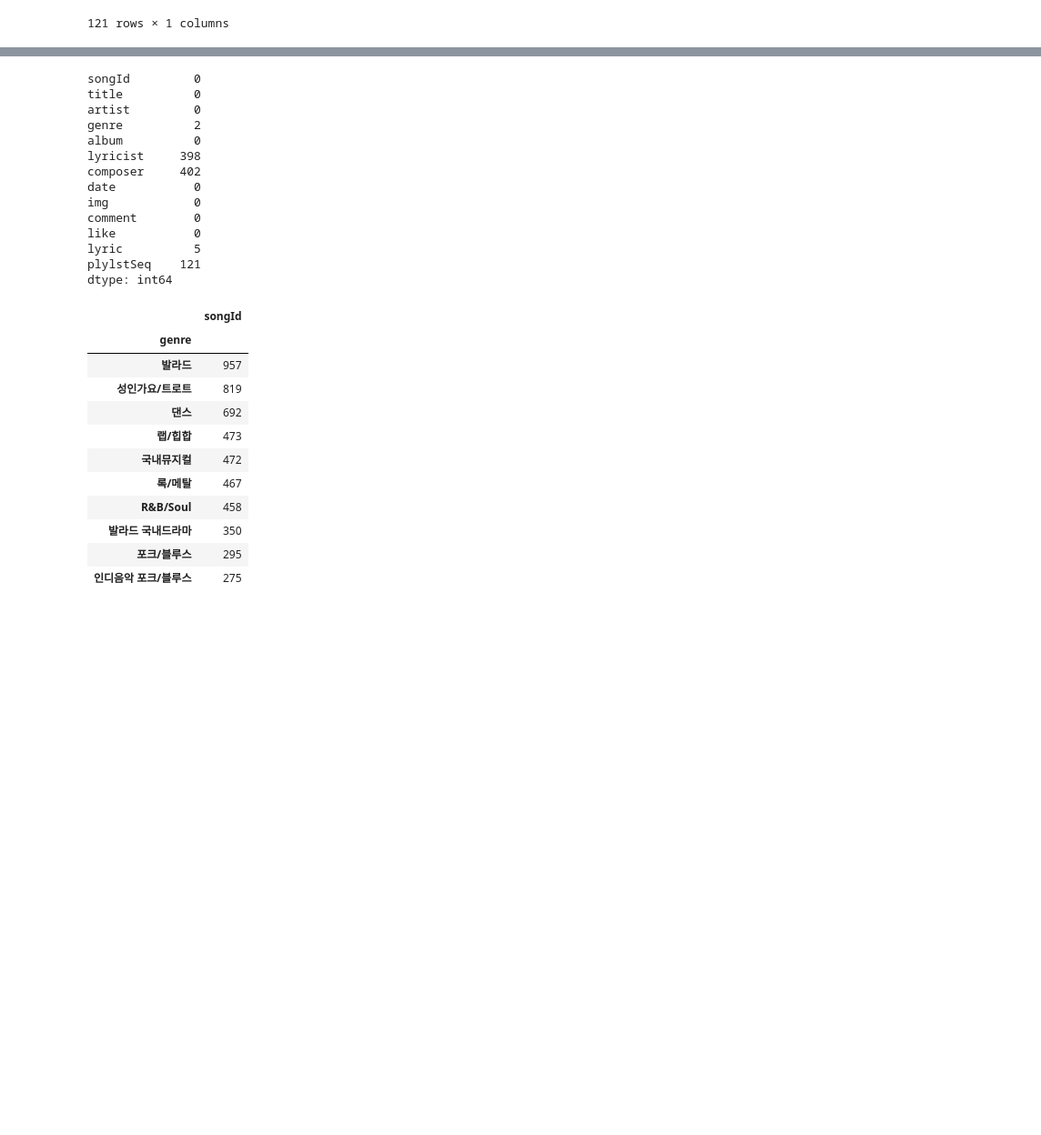
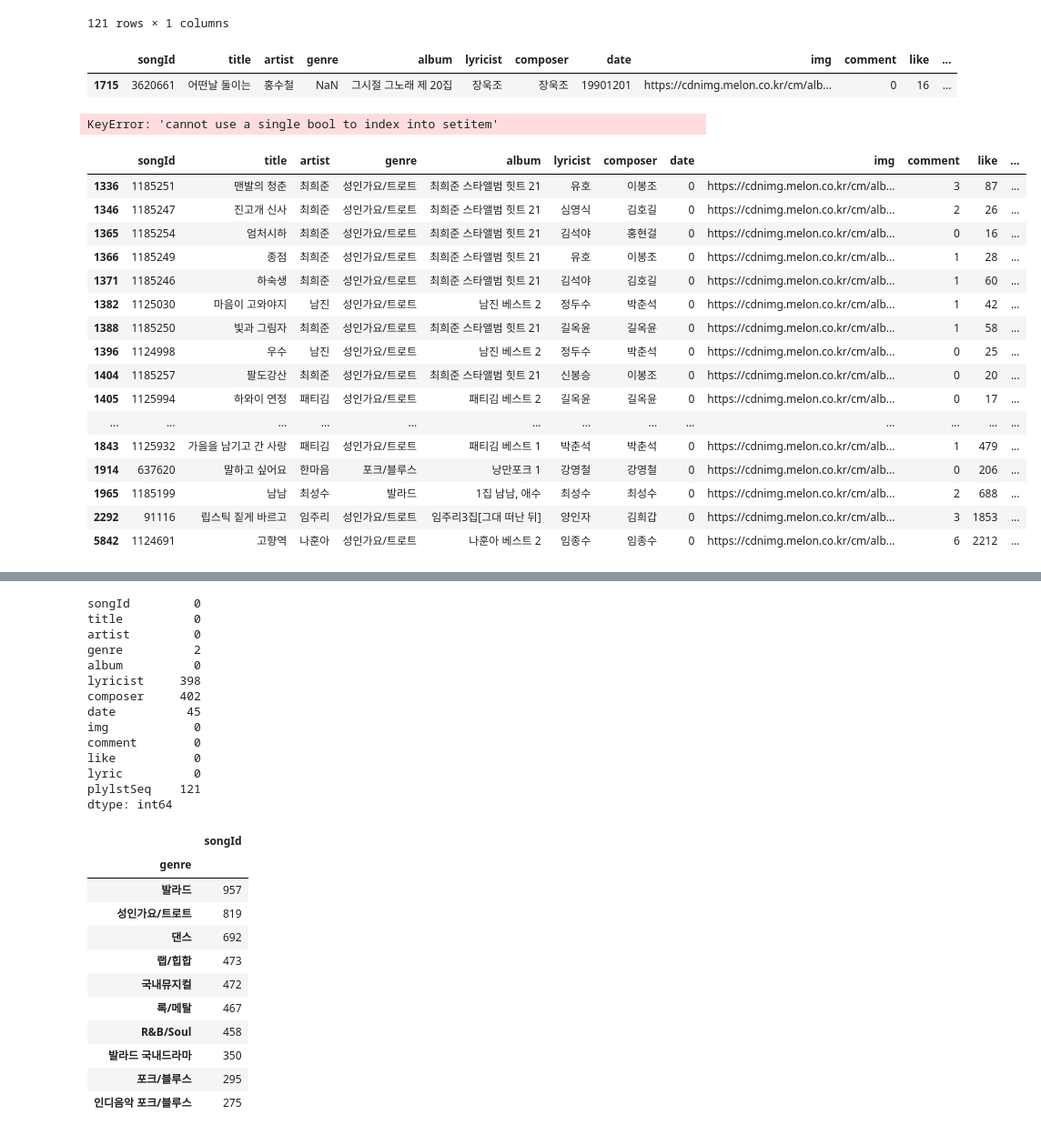
Before and after one commit to ssmpet/MachineLearning-Lecture-2023-5, a Jupyter notebook: 98.Project/04.데이터분석.ipynb, the cells around one changed output, grey strips where cells are left out. Shown at 91% size. Cells and saved outputs as stored; diff of their text form; code cells hidden in the pictures; blank space fills up the shorter version.

```diff
--- a/98.Project/04.데이터분석.ipynb
+++ b/98.Project/04.데이터분석.ipynb
@@ -28,6 +28,35 @@ df[df.plylstSeq.isna()][['songId']]
 | 6149 | 3515511 |
 | 6151 | 4072537 |
 121 rows × 1 columns
+# %%
+df[df.songId == 3620661]
+# %% [output]
+|  | songId | title | artist | genre | album | lyricist | composer | date | img | comment | like | ... |
+| 1715 | 3620661 | 어떤날 둘이는 | 홍수철 | NaN | 그시절 그노래 제 20집 | 장욱조 | 장욱조 | 19901201 | https://cdnimg.melon.co.kr/cm/alb... | 0 | 16 | ... |
+# %%
+df.loc['songId' == 3620661, ('lyric')] = 'test'
+# %% [output]
+KeyError: 'cannot use a single bool to index into setitem'
+# %%
+df[df.date == 0 ]
+# %% [output]
+|  | songId | title | artist | genre | album | lyricist | composer | date | img | comment | like | ... |
+| 1336 | 1185251 | 맨발의 청춘 | 최희준 | 성인가요/트로트 | 최희준 스타앨범 힛트 21 | 유호 | 이봉조 | 0 | https://cdnimg.melon.co.kr/cm/alb... | 3 | 87 | ... |
+| 1346 | 1185247 | 진고개 신사 | 최희준 | 성인가요/트로트 | 최희준 스타앨범 힛트 21 | 심영식 | 김호길 | 0 | https://cdnimg.melon.co.kr/cm/alb... | 2 | 26 | ... |
+| 1365 | 1185254 | 엄처시하 | 최희준 | 성인가요/트로트 | 최희준 스타앨범 힛트 21 | 김석야 | 홍현걸 | 0 | https://cdnimg.melon.co.kr/cm/alb... | 0 | 16 | ... |
+| 1366 | 1185249 | 종점 | 최희준 | 성인가요/트로트 | 최희준 스타앨범 힛트 21 | 유호 | 이봉조 | 0 | https://cdnimg.melon.co.kr/cm/alb... | 1 | 28 | ... |
+| 1371 | 1185246 | 하숙생 | 최희준 | 성인가요/트로트 | 최희준 스타앨범 힛트 21 | 김석야 | 김호길 | 0 | https://cdnimg.melon.co.kr/cm/alb... | 1 | 60 | ... |
+| 1382 | 1125030 | 마음이 고와야지 | 남진 | 성인가요/트로트 | 남진 베스트 2 | 정두수 | 박춘석 | 0 | https://cdnimg.melon.co.kr/cm/alb... | 1 | 42 | ... |
+| 1388 | 1185250 | 빛과 그림자 | 최희준 | 성인가요/트로트 | 최희준 스타앨범 힛트 21 | 길옥윤 | 길옥윤 | 0 | https://cdnimg.melon.co.kr/cm/alb... | 1 | 58 | ... |
+| 1396 | 1124998 | 우수 | 남진 | 성인가요/트로트 | 남진 베스트 2 | 정두수 | 박춘석 | 0 | https://cdnimg.melon.co.kr/cm/alb... | 0 | 25 | ... |
+| 1404 | 1185257 | 팔도강산 | 최희준 | 성인가요/트로트 | 최희준 스타앨범 힛트 21 | 신봉승 | 이봉조 | 0 | https://cdnimg.melon.co.kr/cm/alb... | 0 | 20 | ... |
+| 1405 | 1125994 | 하와이 연정 | 패티김 | 성인가요/트로트 | 패티김 베스트 2 | 길옥윤 | 길옥윤 | 0 | https://cdnimg.melon.co.kr/cm/alb... | 0 | 17 | ... |
+| ... | ... | ... | ... | ... | ... | ... | ... | ... | ... | ... | ... | ... |
+| 1843 | 1125932 | 가을을 남기고 간 사랑 | 패티김 | 성인가요/트로트 | 패티김 베스트 1 | 박춘석 | 박춘석 | 0 | https://cdnimg.melon.co.kr/cm/alb... | 1 | 479 | ... |
+| 1914 | 637620 | 말하고 싶어요 | 한마음 | 포크/블루스 | 낭만포크 1 | 강영철 | 강영철 | 0 | https://cdnimg.melon.co.kr/cm/alb... | 0 | 206 | ... |
+| 1965 | 1185199 | 남남 | 최성수 | 발라드 | 1집 남남, 애수 | 최성수 | 최성수 | 0 | https://cdnimg.melon.co.kr/cm/alb... | 2 | 688 | ... |
+| 2292 | 91116 | 립스틱 짙게 바르고 | 임주리 | 성인가요/트로트 | 임주리3집[그대 떠난 뒤] | 양인자 | 김희갑 | 0 | https://cdnimg.melon.co.kr/cm/alb... | 3 | 1853 | ... |
+| 5842 | 1124691 | 고향역 | 나훈아 | 성인가요/트로트 | 나훈아 베스트 2 | 임종수 | 임종수 | 0 | https://cdnimg.melon.co.kr/cm/alb... | 6 | 2212 | ... |
 # %%
 df.date.fillna(0, inplace=True)
 df.date = df.date.astype(int).astype(str)
@@ -52,11 +81,11 @@ genre          2
 album          0
 lyricist     398
 composer     402
-date           0
+date          45
 img            0
 comment        0
 like           0
-lyric          5
+lyric          0
 plylstSeq    121
 dtype: int64
 # %%
```
Also changed, not shown: 55 other files.
